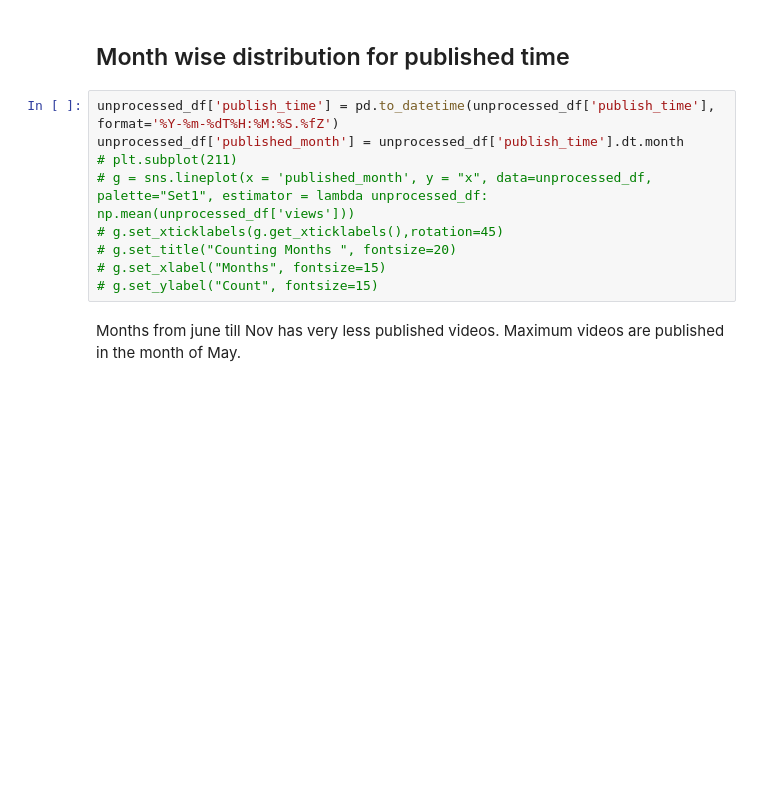
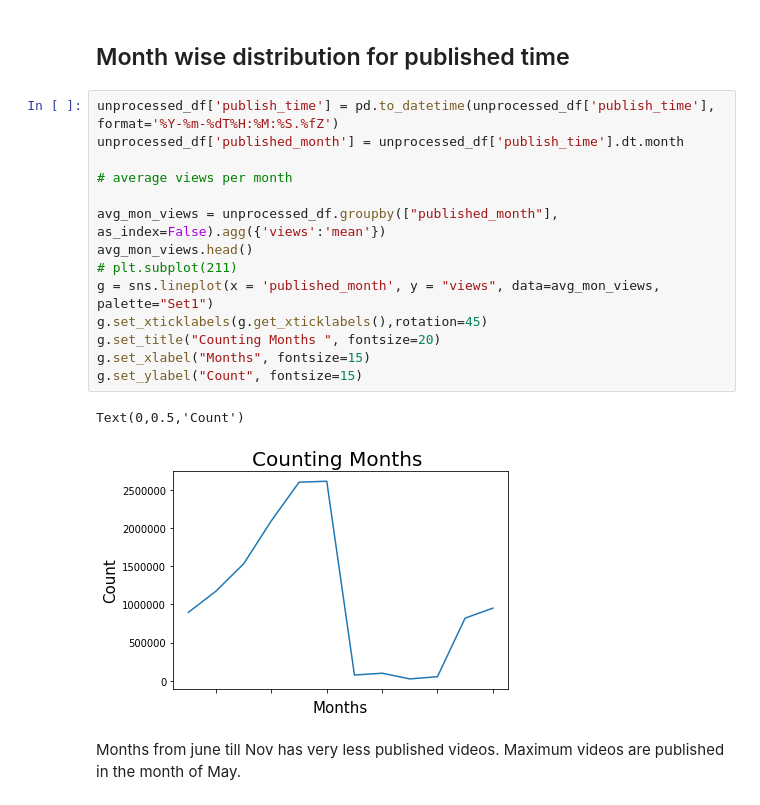
Before and after one commit to Tann10/YouTube, a Jupyter notebook: data-mining/EDA.ipynb, the cells around one changed output. Drawn from its saved outputs; the diff is of its cells as text; blank space fills up the shorter version.

```diff
--- a/data-mining/EDA.ipynb
+++ b/data-mining/EDA.ipynb
@@ -151,12 +223,20 @@ unprocessed_df = outlier_treatment(unprocessed_df)
 # %%
 unprocessed_df['publish_time'] = pd.to_datetime(unprocessed_df['publish_time'], format='%Y-%m-%dT%H:%M:%S.%fZ')
 unprocessed_df['published_month'] = unprocessed_df['publish_time'].dt.month
+
+# average views per month
+
+avg_mon_views = unprocessed_df.groupby(["published_month"], as_index=False).agg({'views':'mean'})
+avg_mon_views.head()
 # plt.subplot(211)
-# g = sns.lineplot(x = 'published_month', y = "x", data=unprocessed_df, palette="Set1", estimator = lambda unprocessed_df: np.mean(unprocessed_df['views']))
-# g.set_xticklabels(g.get_xticklabels(),rotation=45)
-# g.set_title("Counting Months ", fontsize=20)
-# g.set_xlabel("Months", fontsize=15)
-# g.set_ylabel("Count", fontsize=15)
+g = sns.lineplot(x = 'published_month', y = "views", data=avg_mon_views, palette="Set1")
+g.set_xticklabels(g.get_xticklabels(),rotation=45)
+g.set_title("Counting Months ", fontsize=20)
+g.set_xlabel("Months", fontsize=15)
+g.set_ylabel("Count", fontsize=15)
+# %% [output]
+Text(0,0.5,'Count')
+[figure, added]
 # %% [markdown]
 Months from june till Nov has very less published videos. Maximum videos are published in the month of May.
 # %% [markdown]
```
Also changed, not shown: parts of 30 cells of this notebook.
